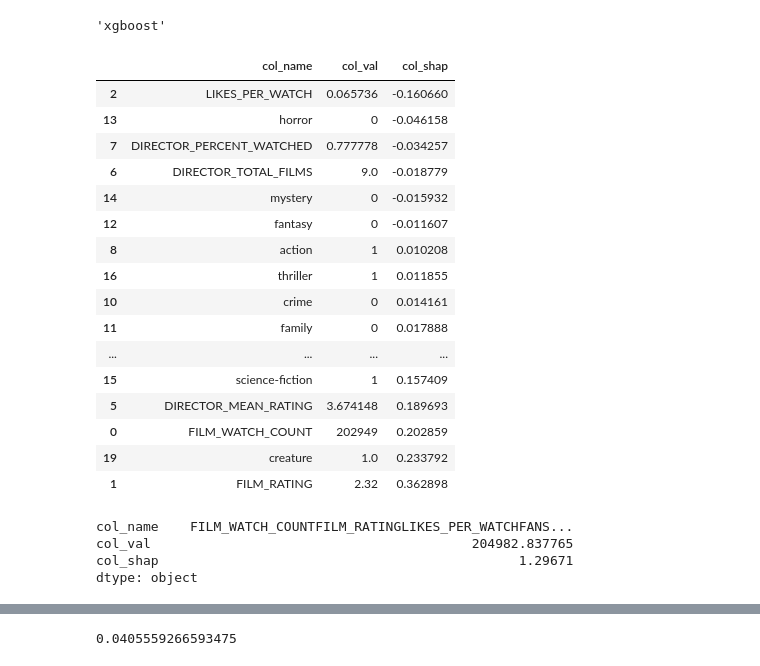
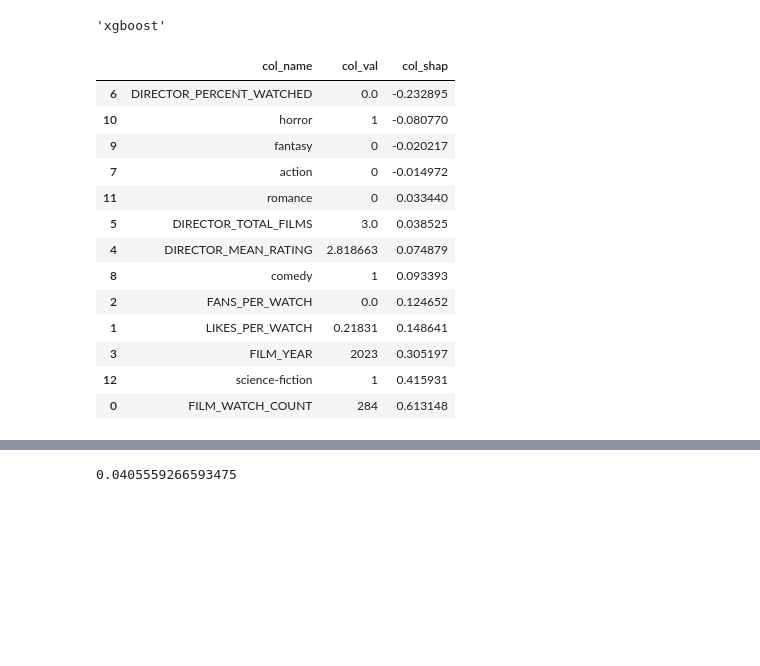
Before and after one commit to TD1138/letterboxd-app, a Jupyter notebook: lib/notebooks/AlgoDev.ipynb, the cells around one changed output, grey strips where cells are left out. Cells and saved outputs as stored; diff of their text form; code cells hidden in the pictures; blank space fills up the shorter version.

```diff
--- a/lib/notebooks/AlgoDev.ipynb
+++ b/lib/notebooks/AlgoDev.ipynb
@@ -447,6 +447,7 @@ analyse_col('horror')
 non_features = ['FILM_ID',
                 'FILM_TITLE',
                 'FILM_RUNTIME',
+                'FILM_RATING',
                 'FILM_RATING_SCALED',
                 'I_VS_LB',
                 ]
@@ -487,5 +488,5 @@ pred_df[target+'_PRED'] = model.predict(X_pred)
 print('Predictions complete!')
 pred_df['FILM_RATING_PRED'] = pred_df['FILM_RATING'] + pred_df[target+'_PRED']
 pred_df = scale_col(pred_df, 'FILM_RATING_PRED', a=0, b=5)
-pred_df = scale_col(pred_df, target+'_PRED', a=0, b=1)
+# pred_df = scale_col(pred_df, target+'_PRED', a=0, b=1)
 # %% [output]
@@ -588,36 +583,26 @@ model_type
 # %% [output]
 'xgboost'
 # %%
-tmp_film_id = 'f_00F2G'
+tmp_film_id = 'f_0J1hQ'
 tmp = explainer_df[explainer_df['FILM_ID']==tmp_film_id].drop('FILM_ID', axis=1)
 tmp2 = tmp.loc[:, (abs(tmp) > 0.01).any(axis=0)].T.reset_index()
 tmp2.columns = ['col_name', 'col_shap']
 tmp3 = unrated_features[unrated_features['FILM_ID']==tmp_film_id].T.reset_index()
 tmp3.columns = ['col_name', 'col_val']
 tmp4 = tmp3.merge(tmp2, how='inner', on='col_name')
 tmp4.sort_values('col_shap')
 # %% [output]
 |  | col_name | col_val | col_shap |
-| 2 | LIKES_PER_WATCH | 0.065736 | -0.160660 |
-| 13 | horror | 0 | -0.046158 |
-| 7 | DIRECTOR_PERCENT_WATCHED | 0.777778 | -0.034257 |
-| 6 | DIRECTOR_TOTAL_FILMS | 9.0 | -0.018779 |
-| 14 | mystery | 0 | -0.015932 |
-| 12 | fantasy | 0 | -0.011607 |
-| 8 | action | 1 | 0.010208 |
-| 16 | thriller | 1 | 0.011855 |
-| 10 | crime | 0 | 0.014161 |
-| 11 | family | 0 | 0.017888 |
-| ... | ... | ... | ... |
-| 15 | science-fiction | 1 | 0.157409 |
-| 5 | DIRECTOR_MEAN_RATING | 3.674148 | 0.189693 |
-| 0 | FILM_WATCH_COUNT | 202949 | 0.202859 |
-| 19 | creature | 1.0 | 0.233792 |
-| 1 | FILM_RATING | 2.32 | 0.362898 |
+| 6 | DIRECTOR_PERCENT_WATCHED | 0.0 | -0.232895 |
+| 10 | horror | 1 | -0.080770 |
+| 9 | fantasy | 0 | -0.020217 |
+| 7 | action | 0 | -0.014972 |
+| 11 | romance | 0 | 0.033440 |
+| 5 | DIRECTOR_TOTAL_FILMS | 3.0 | 0.038525 |
+| 4 | DIRECTOR_MEAN_RATING | 2.818663 | 0.074879 |
+| 8 | comedy | 1 | 0.093393 |
+| 2 | FANS_PER_WATCH | 0.0 | 0.124652 |
+| 1 | LIKES_PER_WATCH | 0.21831 | 0.148641 |
+| 3 | FILM_YEAR | 2023 | 0.305197 |
+| 12 | science-fiction | 1 | 0.415931 |
+| 0 | FILM_WATCH_COUNT | 284 | 0.613148 |
-# %%
-tmp4.sum()
-# %% [output]
-col_name    FILM_WATCH_COUNTFILM_RATINGLIKES_PER_WATCHFANS...
-col_val                                         204982.837765
-col_shap                                              1.29671
-dtype: object
```
Also changed, not shown: parts of 15 cells of this notebook, 1 other file.
